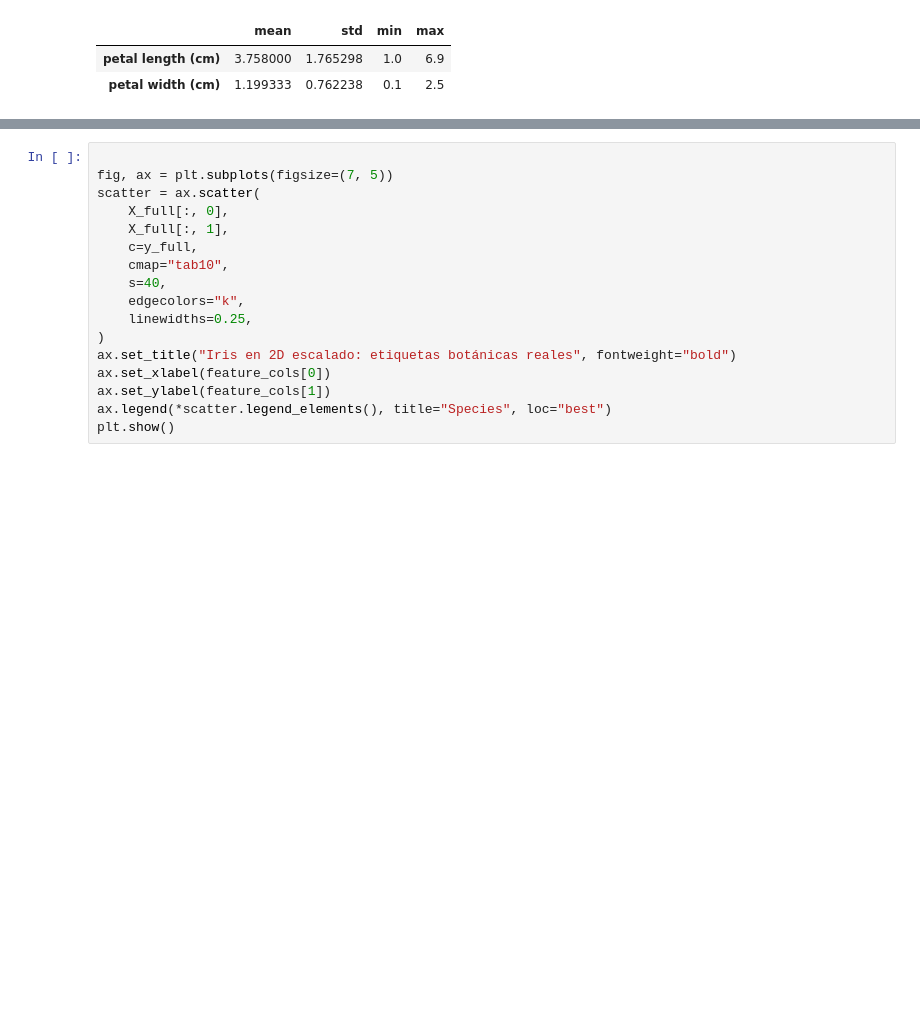
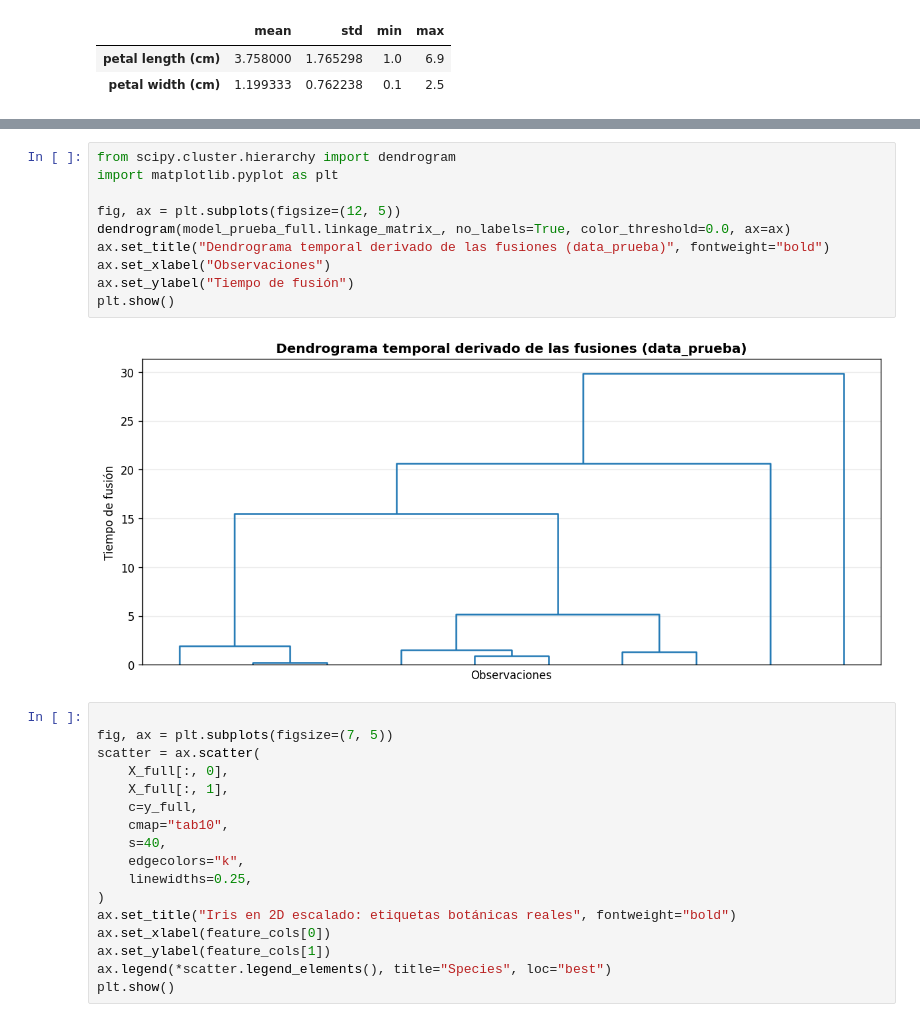
Before and after one commit to criss201x/Gravitational_Clustering, a Jupyter notebook: Implementacion_GCA_Wright.ipynb, the cells around one changed output, grey strips where cells are left out. Cells and saved outputs as stored; diff of their text form; blank space fills up the shorter version.

```diff
--- a/Implementacion_GCA_Wright.ipynb
+++ b/Implementacion_GCA_Wright.ipynb
@@ -123,3 +272,15 @@ summary_df
+# %%
+from scipy.cluster.hierarchy import dendrogram
+import matplotlib.pyplot as plt
+
+fig, ax = plt.subplots(figsize=(12, 5))
+dendrogram(model_prueba_full.linkage_matrix_, no_labels=True, color_threshold=0.0, ax=ax)
+ax.set_title("Dendrograma temporal derivado de las fusiones (data_prueba)", fontweight="bold")
+ax.set_xlabel("Observaciones")
+ax.set_ylabel("Tiempo de fusión")
+plt.show()
+# %% [output]
+[figure, added]
 # %%
 
 fig, ax = plt.subplots(figsize=(7, 5))
```
Also changed, not shown: parts of 11 cells of this notebook, 1 other file.
